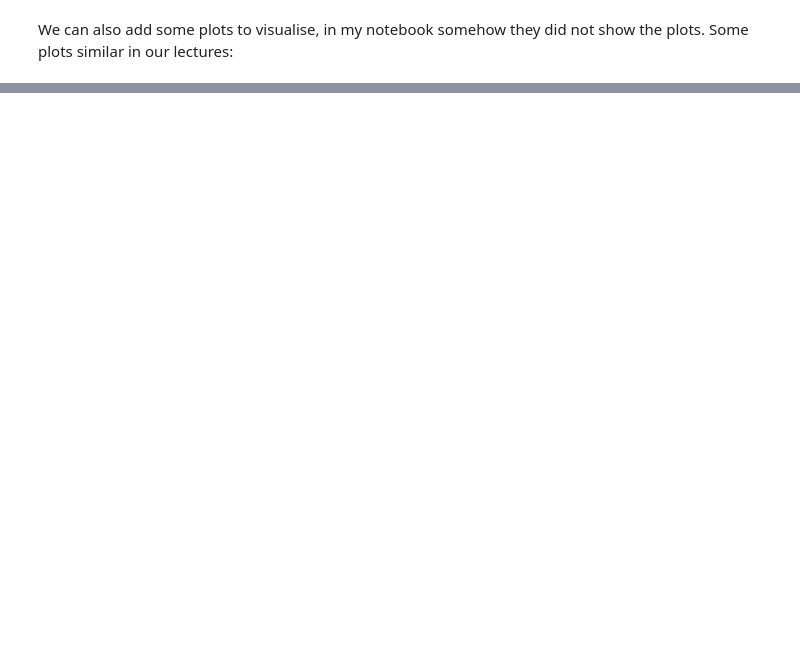
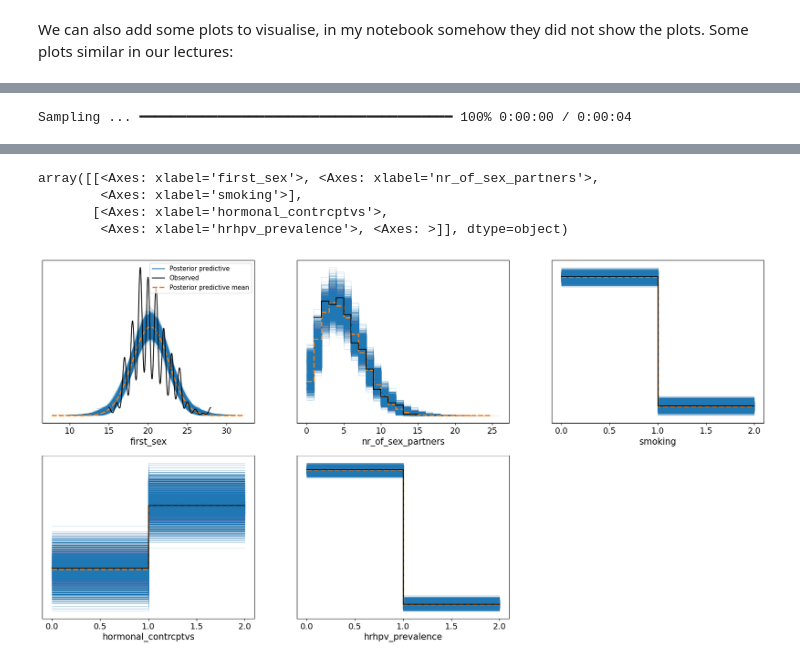
Before and after one commit to klumiste/bayes25_final_project_hpv, a Jupyter notebook: modelling_attempt.ipynb, the cells around one changed output, grey strips where cells are left out. Drawn from its saved outputs; the diff is of its cells as text; code cells hidden in the pictures; blank space fills up the shorter version.

```diff
--- a/modelling_attempt.ipynb
+++ b/modelling_attempt.ipynb
@@ -80,0 +107,7 @@ NameError: name 'plt' is not defined
+# %%
+with model:
+    ppc = pm.sample_posterior_predictive(idata)
+
+az.plot_ppc(ppc, group="posterior", data_pairs={"hrhpv_prevalence": "hrhpv_prevalence"})
+# %% [output]
+Sampling ... ━━━━━━━━━━━━━━━━━━━━━━━━━━━━━━━━━━━━━━━━ 100% 0:00:00 / 0:00:04
@@ -80,0 +115,5 @@ NameError: name 'plt' is not defined
+array([[<Axes: xlabel='first_sex'>, <Axes: xlabel='nr_of_sex_partners'>,
+        <Axes: xlabel='smoking'>],
+       [<Axes: xlabel='hormonal_contrcptvs'>,
+        <Axes: xlabel='hrhpv_prevalence'>, <Axes: >]], dtype=object)
+[figure, added]
```
Also changed, not shown: parts of 4 cells of this notebook.
